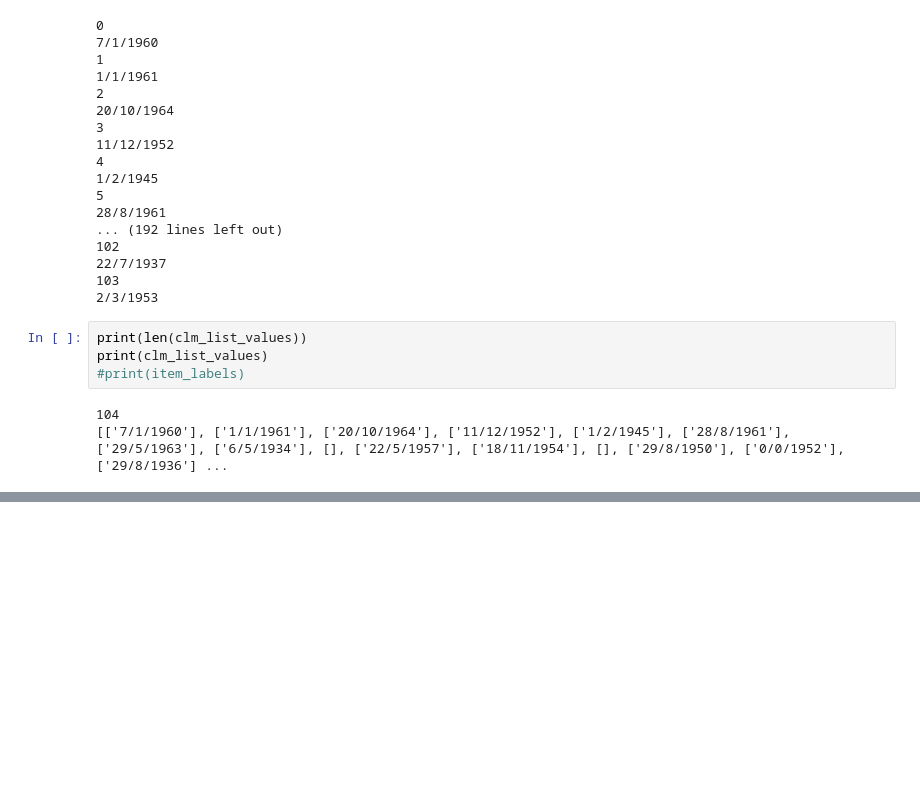
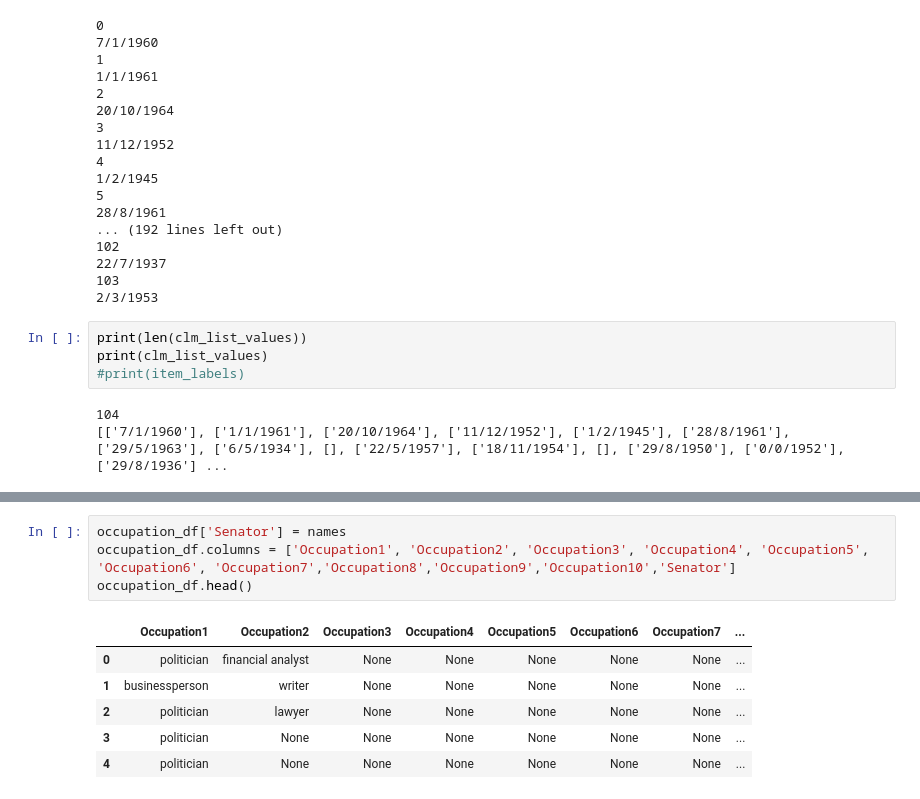
Before and after one commit to ChiruGit/Capstone, a Jupyter notebook: WikiData_Automated.ipynb, the cells around one changed output, grey strips where cells are left out. Saved outputs shown, nothing was run; the diff lists cells and outputs as text; blank space fills up the shorter version.

```diff
--- a/WikiData_Automated.ipynb
+++ b/WikiData_Automated.ipynb
@@ -428,0 +552,11 @@ wikidata_senators
+# %%
+occupation_df['Senator'] = names
+occupation_df.columns = ['Occupation1', 'Occupation2', 'Occupation3', 'Occupation4', 'Occupation5', 'Occupation6', 'Occupation7','Occupation8','Occupation9','Occupation10','Senator']
+occupation_df.head()
+# %% [output]
+|  | Occupation1 | Occupation2 | Occupation3 | Occupation4 | Occupation5 | Occupation6 | Occupation7 | ... |
+| 0 | politician | financial analyst | None | None | None | None | None | ... |
+| 1 | businessperson | writer | None | None | None | None | None | ... |
+| 2 | politician | lawyer | None | None | None | None | None | ... |
+| 3 | politician | None | None | None | None | None | None | ... |
+| 4 | politician | None | None | None | None | None | None | ... |
```
Also changed, not shown: parts of 12 cells of this notebook, 2 other files.
